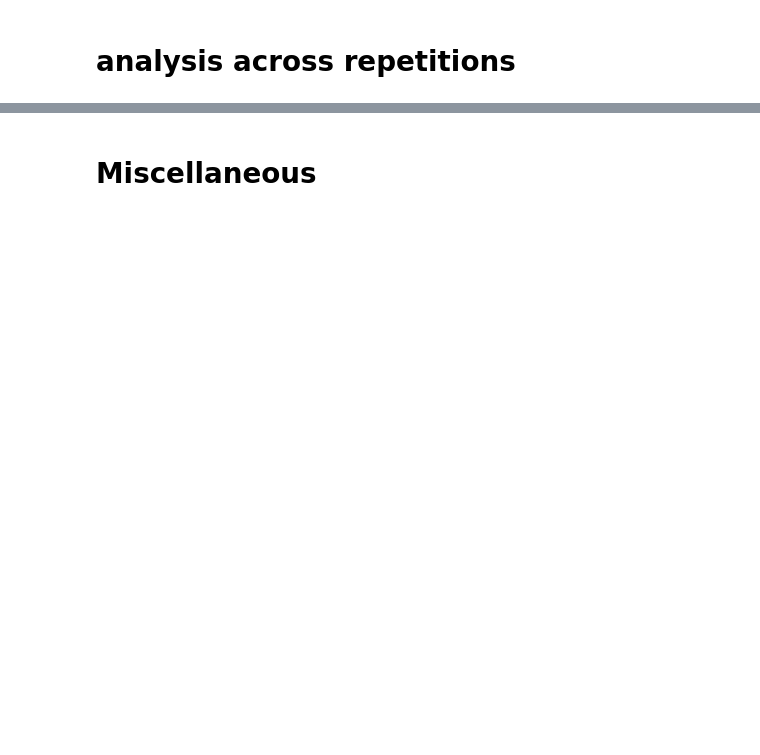
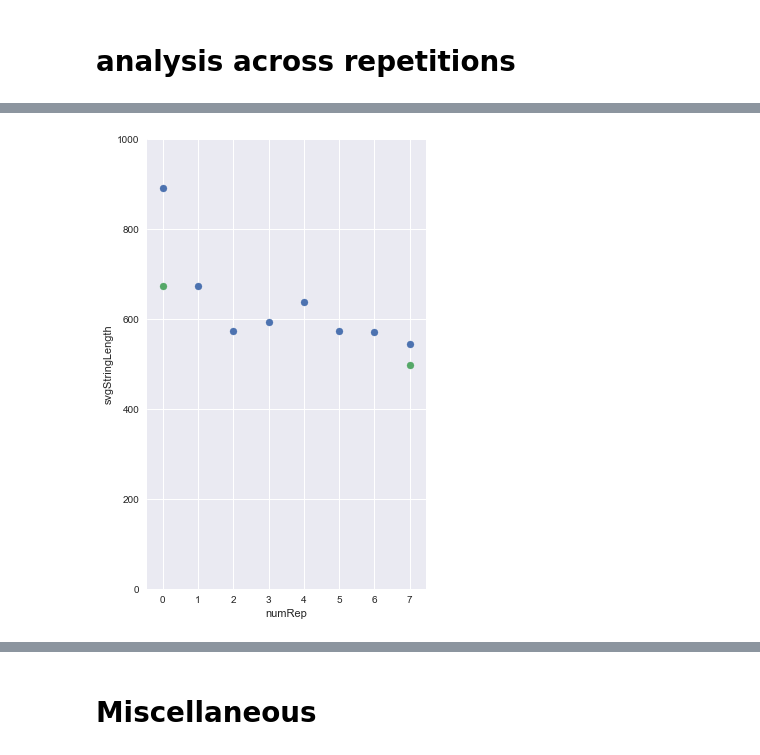
Before and after one commit to cogtoolslab/graphical_conventions_cogsci19, a Jupyter notebook: analysis/ipynb/megsano/pilot2_bonusmeter_analysis.ipynb, the cells around one changed output, grey strips where cells are left out. Cells and saved outputs as stored; diff of their text form; code cells hidden in the pictures; blank space fills up the shorter version.

```diff
--- a/analysis/ipynb/megsano/pilot2_bonusmeter_analysis.ipynb
+++ b/analysis/ipynb/megsano/pilot2_bonusmeter_analysis.ipynb
@@ -312,0 +309,4 @@ fig = plt.gcf()
+# %%
+plotAcrossRepeats('svgStringLength', 8, D ,1000)
+# %% [output]
+[figure, added]
```
Also changed, not shown: parts of 33 cells of this notebook.
